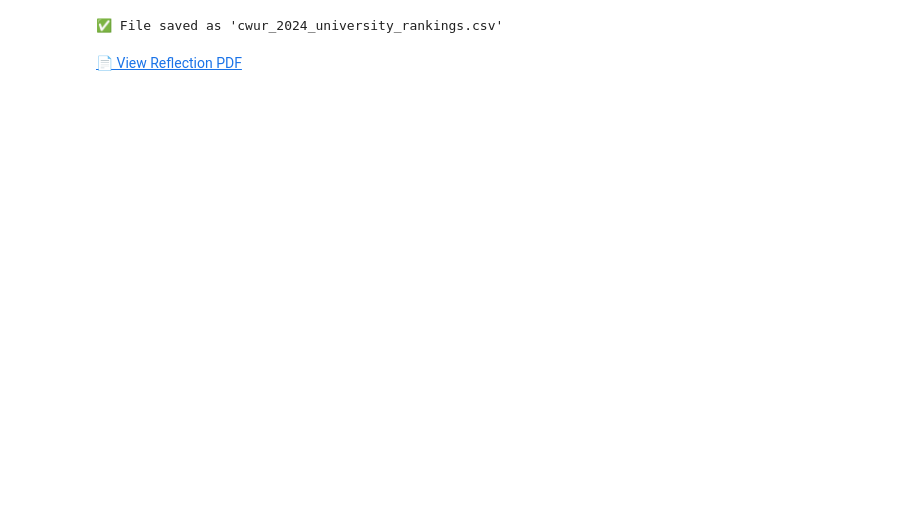
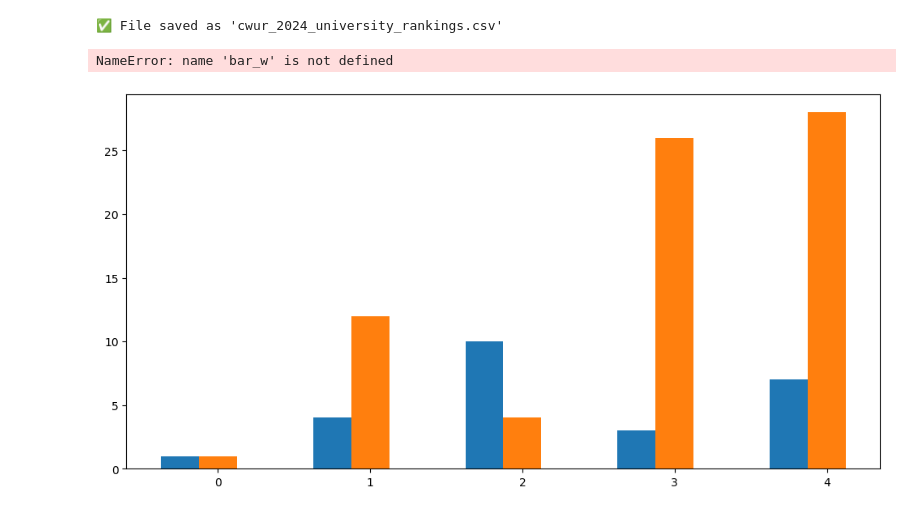
Before and after one commit to shawn1984mendonca/group-5-project-701, a Jupyter notebook: Web Scraping FIle.ipynb, the cells around one changed output. Drawn from its saved outputs; the diff is of its cells as text; code cells hidden in the pictures; blank space fills up the shorter version.

```diff
--- a/Web Scraping FIle.ipynb
+++ b/Web Scraping FIle.ipynb
@@ -119,5 +119,36 @@ df.to_csv("cwur_2024_university_rankings.csv", index=False)
 print("✅ File saved as 'cwur_2024_university_rankings.csv'")
 # %% [output]
 ✅ File saved as 'cwur_2024_university_rankings.csv'
-# %% [markdown]
-[📄 View Reflection PDF](Python%20Exam%20files/997975732_BUSINFO703_Reflection.pdf)
+# %%
+import pandas as pd
+import matplotlib.pyplot as plt
+
+# Sample data (based on your screenshot)
+data = {
+    'Institution': [
+        'Harvard University',
+        'MIT',
+        'Stanford',
+        'Cambridge',
+        'Oxford'
+    ],
+    'Education Rank': [1, 4, 10, 3, 7],
+    'Employability Rank': [1, 12, 4, 26, 28],
+    'Faculty Rank': [1, 2, 3, 5, 6]  # Placeholder values; update if needed
+}
+
+df = pd.DataFrame(data)
+
+# Set bar width and position
+bar_width = 0.25
+x = range(len(df))
+
+plt.figure(figsize=(12, 6))
+
+# Plot each rank category
+plt.bar([i - bar_width for i in x], df['Education Rank'], width=bar_width, label='Education')
+plt.bar(x, df['Employability Rank'], width=bar_width, label='Employability')
+plt.bar([i + bar_width for i in x], df['Faculty Rank'], width=bar_w)
+# %% [output]
+NameError: name 'bar_w' is not defined
+[figure, added]
```
Also changed, not shown: parts of 3 cells of this notebook.
